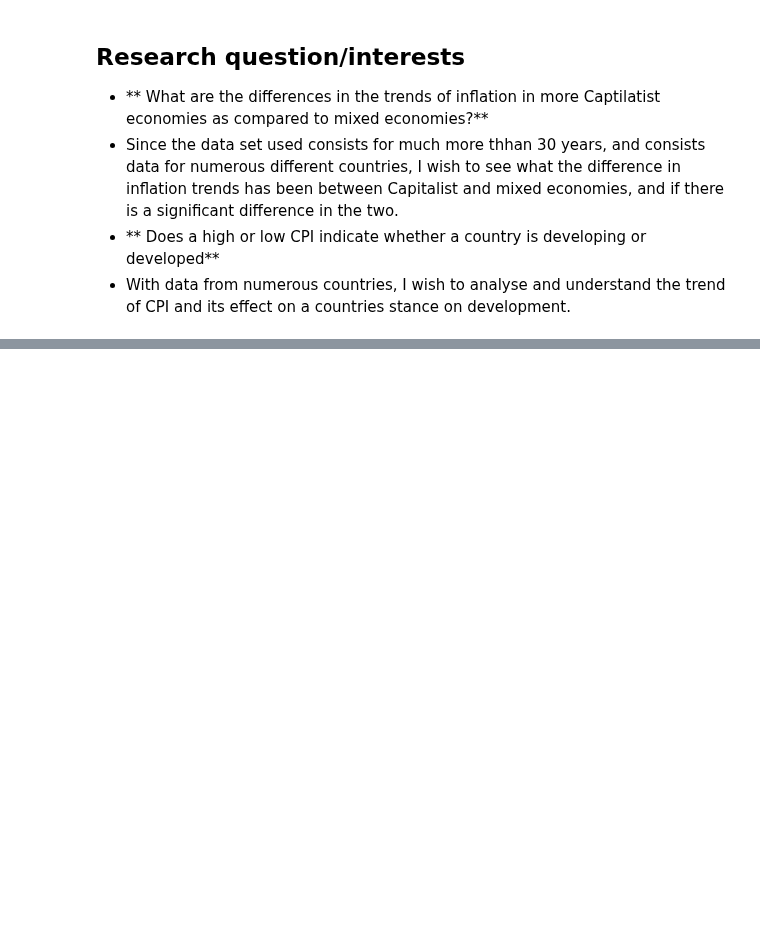
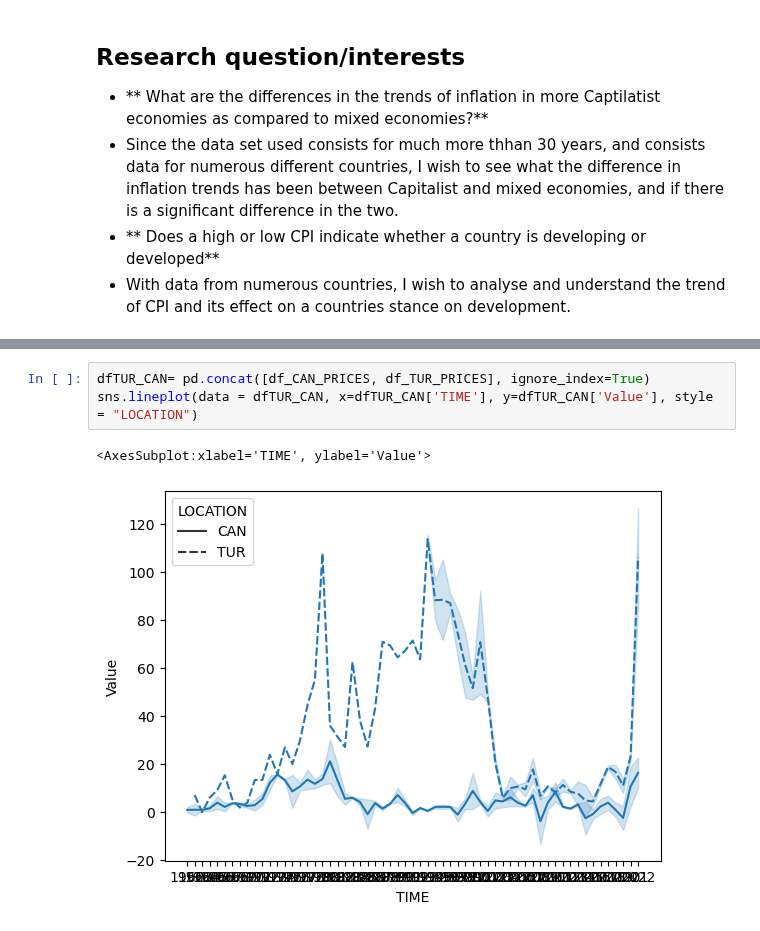
Before and after one commit to ubco-W2022T2-data301/project-group-group19, a Jupyter notebook: analysis/analysis3.ipynb, the cells around one changed output, grey strips where cells are left out. Saved outputs shown, nothing was run; the diff lists cells and outputs as text; blank space fills up the shorter version.

```diff
--- a/analysis/analysis3.ipynb
+++ b/analysis/analysis3.ipynb
@@ -31,0 +124,6 @@ print(df)
+# %%
+dfTUR_CAN= pd.concat([df_CAN_PRICES, df_TUR_PRICES], ignore_index=True)
+sns.lineplot(data = dfTUR_CAN, x=dfTUR_CAN['TIME'], y=dfTUR_CAN['Value'], style = "LOCATION")
+# %% [output]
+<AxesSubplot:xlabel='TIME', ylabel='Value'>
+[figure, added]
```
Also changed, not shown: parts of 10 cells of this notebook.
